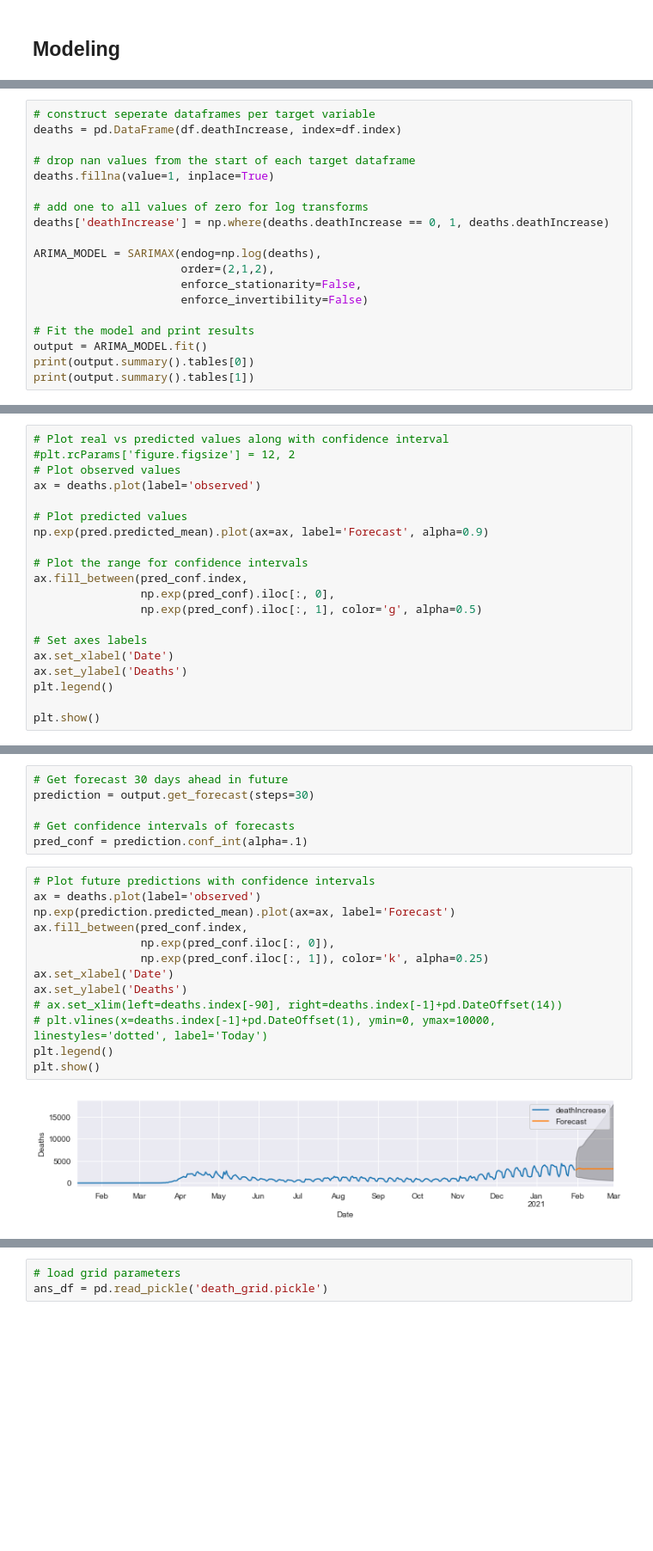
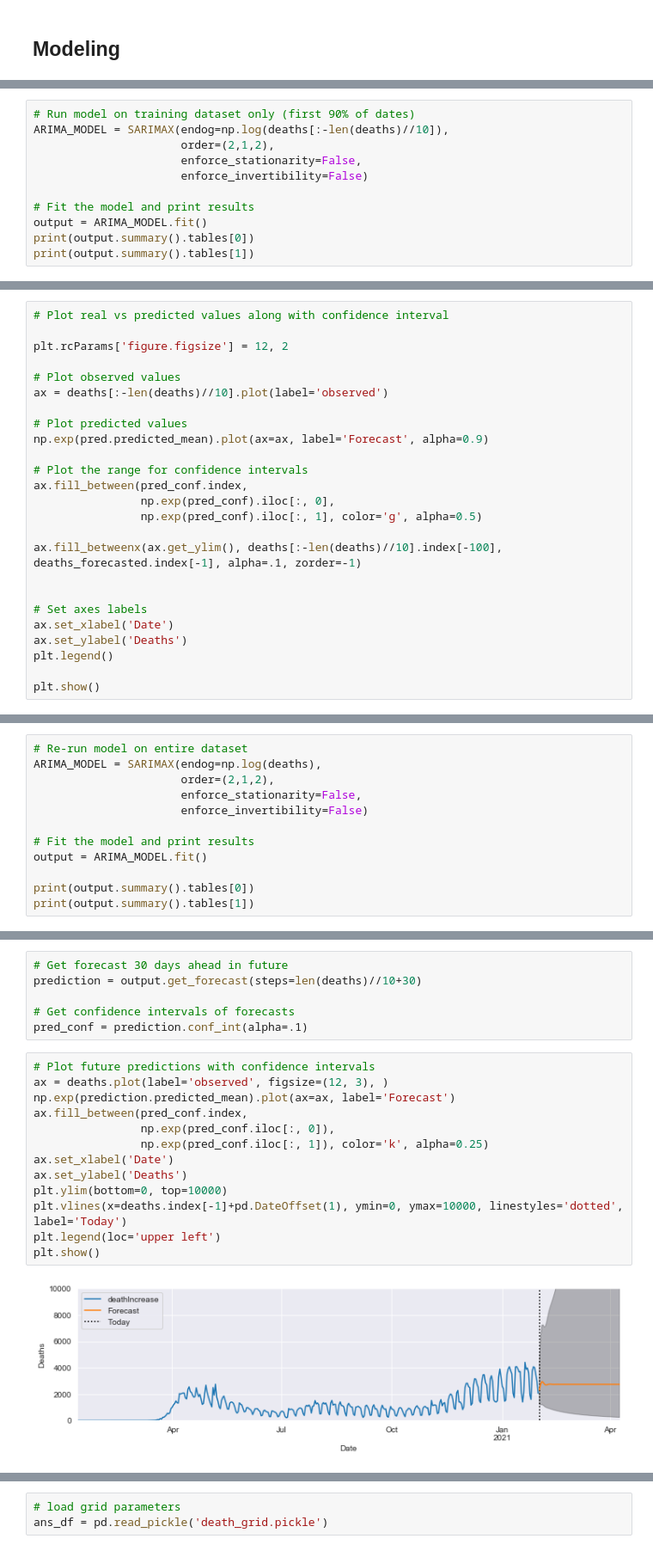
Before and after one commit to ghcn345/Coronavirus-Prediction, a Jupyter notebook: project_coronavirus.ipynb, the cells around one changed output, grey strips where cells are left out. Shown at 86% size. Saved outputs shown, nothing was run; the diff lists cells and outputs as text; blank space fills up the shorter version.

```diff
--- a/project_coronavirus.ipynb
+++ b/project_coronavirus.ipynb
@@ -320,14 +331,6 @@ dtype: float64
 # %%
-# construct seperate dataframes per target variable
-deaths = pd.DataFrame(df.deathIncrease, index=df.index)
-
-# drop nan values from the start of each target dataframe
-deaths.fillna(value=1, inplace=True)
-
-# add one to all values of zero for log transforms
-deaths['deathIncrease'] = np.where(deaths.deathIncrease == 0, 1, deaths.deathIncrease)
-
-ARIMA_MODEL = SARIMAX(endog=np.log(deaths),
+# Run model on training dataset only (first 90% of dates)
+ARIMA_MODEL = SARIMAX(endog=np.log(deaths[:-len(deaths)//10]),
                       order=(2,1,2),
                       enforce_stationarity=False,
                       enforce_invertibility=False)
@@ -369,8 +388,10 @@ pred_conf = pred.conf_int()
 # %%
 # Plot real vs predicted values along with confidence interval
-#plt.rcParams['figure.figsize'] = 12, 2
+
+plt.rcParams['figure.figsize'] = 12, 2
+
 # Plot observed values
-ax = deaths.plot(label='observed')
+ax = deaths[:-len(deaths)//10].plot(label='observed')
 
 # Plot predicted values
 np.exp(pred.predicted_mean).plot(ax=ax, label='Forecast', alpha=0.9)
@@ -380,6 +401,9 @@ ax.fill_between(pred_conf.index,
                 np.exp(pred_conf).iloc[:, 0],
                 np.exp(pred_conf).iloc[:, 1], color='g', alpha=0.5)
 
+ax.fill_betweenx(ax.get_ylim(), deaths[:-len(deaths)//10].index[-100], deaths_forecasted.index[-1], alpha=.1, zorder=-1)
+
+
 # Set axes labels
 ax.set_xlabel('Date')
 ax.set_ylabel('Deaths')
@@ -428,0 +455,12 @@ test_mae_death_amx = mean_absolute_error(deaths_forecasted, deaths.deathIncrease
+# %%
+# Re-run model on entire dataset
+ARIMA_MODEL = SARIMAX(endog=np.log(deaths),
+                      order=(2,1,2),
+                      enforce_stationarity=False,
+                      enforce_invertibility=False)
+
+# Fit the model and print results
+output = ARIMA_MODEL.fit()
+
+print(output.summary().tables[0])
+print(output.summary().tables[1])
@@ -429,22 +487,22 @@ test_mae_death_amx = mean_absolute_error(deaths_forecasted, deaths.deathIncrease
 # %%
 # Get forecast 30 days ahead in future
-prediction = output.get_forecast(steps=30)
+prediction = output.get_forecast(steps=len(deaths)//10+30)
 
 # Get confidence intervals of forecasts
 pred_conf = prediction.conf_int(alpha=.1)
 # %%
 # Plot future predictions with confidence intervals
-ax = deaths.plot(label='observed')
+ax = deaths.plot(label='observed', figsize=(12, 3), )
 np.exp(prediction.predicted_mean).plot(ax=ax, label='Forecast')
 ax.fill_between(pred_conf.index,
                 np.exp(pred_conf.iloc[:, 0]),
                 np.exp(pred_conf.iloc[:, 1]), color='k', alpha=0.25)
 ax.set_xlabel('Date')
 ax.set_ylabel('Deaths')
-# ax.set_xlim(left=deaths.index[-90], right=deaths.index[-1]+pd.DateOffset(14))
-# plt.vlines(x=deaths.index[-1]+pd.DateOffset(1), ymin=0, ymax=10000, linestyles='dotted', label='Today')
-plt.legend()
+plt.ylim(bottom=0, top=10000)
+plt.vlines(x=deaths.index[-1]+pd.DateOffset(1), ymin=0, ymax=10000, linestyles='dotted', label='Today')
+plt.legend(loc='upper left')
 plt.show()
 # %% [output]
-[figure, old version]
+[figure, new version]
 # %% [markdown]
```
Also changed, not shown: parts of 40 cells of this notebook.
